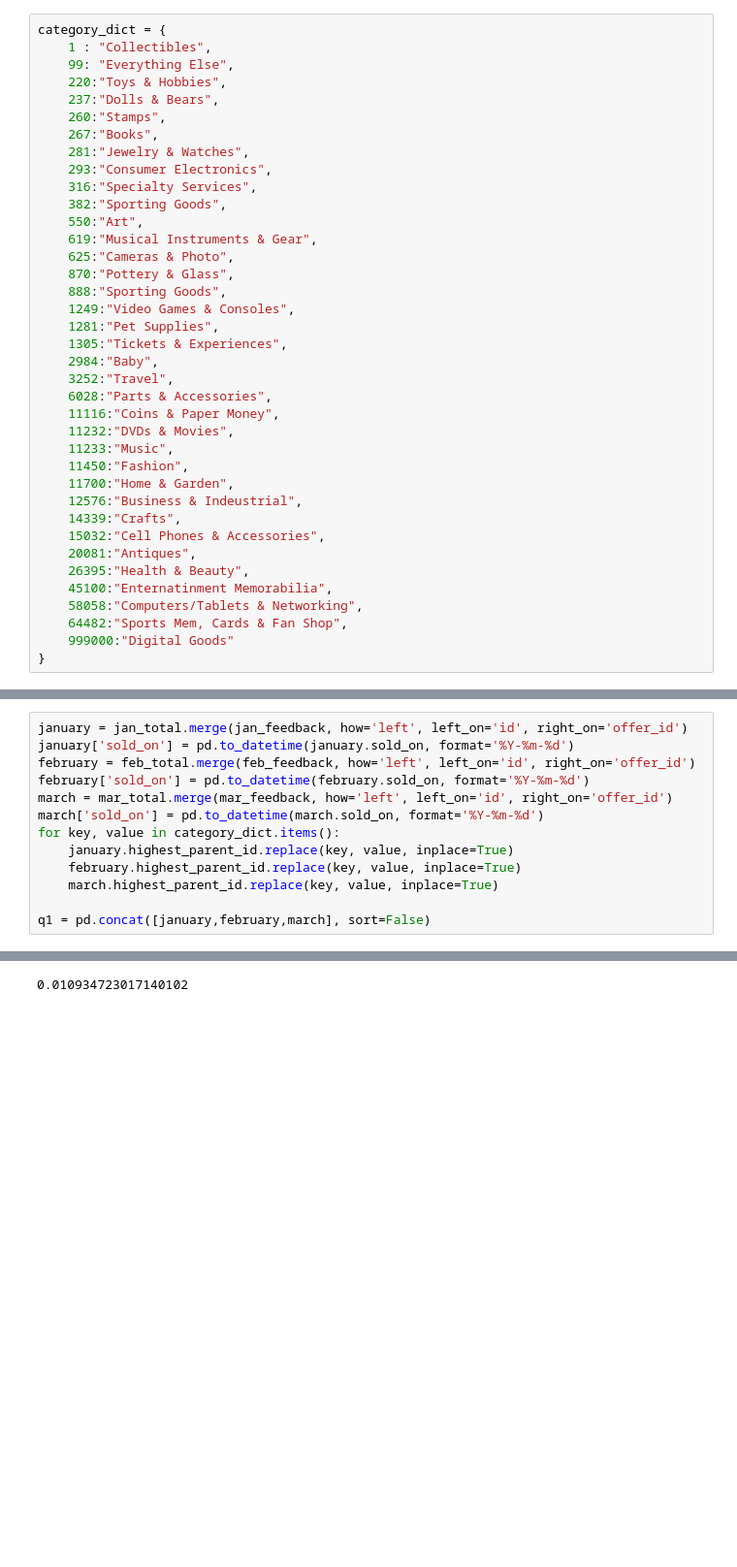
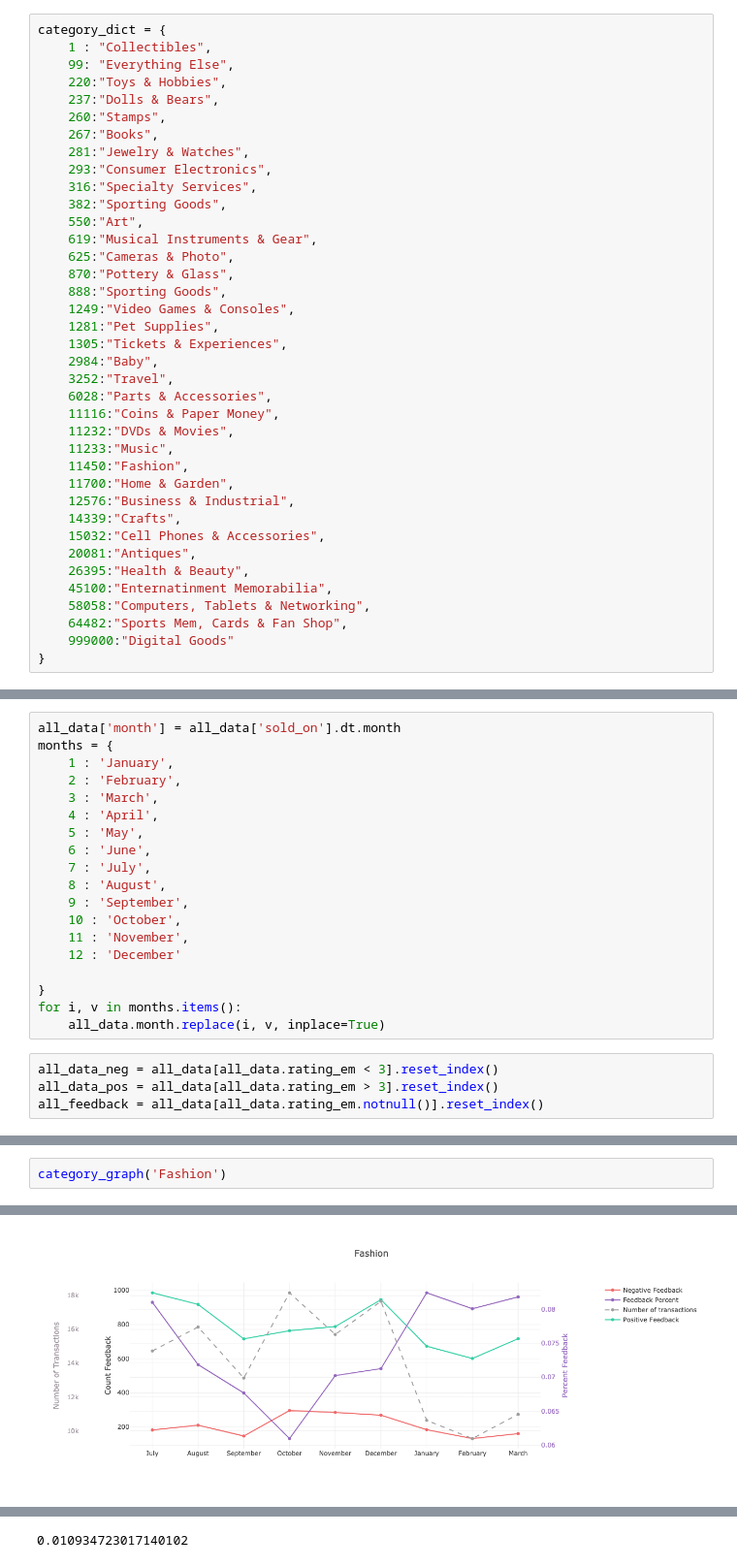
Before and after one commit to bonanzakevin/data_analysis, a Jupyter notebook: notebooks/buyer_feedback.ipynb, the cells around one changed output, grey strips where cells are left out. Shown at 97% size. Cells and saved outputs as stored; diff of their text form; blank space fills up the shorter version.

Commit message:
buyer feedback analysis

```diff
--- a/notebooks/buyer_feedback.ipynb
+++ b/notebooks/buyer_feedback.ipynb
@@ -34,13 +38,13 @@ category_dict = {
     11233:"Music",
     11450:"Fashion",
     11700:"Home & Garden",
-    12576:"Business & Indeustrial",
+    12576:"Business & Industrial",
     14339:"Crafts",
     15032:"Cell Phones & Accessories",
     20081:"Antiques",
     26395:"Health & Beauty",
     45100:"Enternatinment Memorabilia",
-    58058:"Computers/Tablets & Networking",
+    58058:"Computers, Tablets & Networking",
     64482:"Sports Mem, Cards & Fan Shop",
     999000:"Digital Goods"
 }
@@ -51,16 +67,3 @@ feb_total = pd.read_csv("../csv/Apr 19/feb_total_offers.csv")
 feb_feedback = pd.read_csv("../csv/Apr 19/feb_total_feedbacks.csv")
 mar_total = pd.read_csv("../csv/Apr 19/mar_total_offers.csv")
 mar_feedback = pd.read_csv("../csv/Apr 19/mar_total_feedbacks.csv")
-# %%
-january = jan_total.merge(jan_feedback, how='left', left_on='id', right_on='offer_id')
-january['sold_on'] = pd.to_datetime(january.sold_on, format='%Y-%m-%d')
-february = feb_total.merge(feb_feedback, how='left', left_on='id', right_on='offer_id')
-february['sold_on'] = pd.to_datetime(february.sold_on, format='%Y-%m-%d')
-march = mar_total.merge(mar_feedback, how='left', left_on='id', right_on='offer_id')
-march['sold_on'] = pd.to_datetime(march.sold_on, format='%Y-%m-%d')
-for key, value in category_dict.items():
-    january.highest_parent_id.replace(key, value, inplace=True)
-    february.highest_parent_id.replace(key, value, inplace=True)
-    march.highest_parent_id.replace(key, value, inplace=True)
-
-q1 = pd.concat([january,february,march], sort=False)
@@ -77,0 +104,23 @@ dtype: object
+# %%
+all_data['month'] = all_data['sold_on'].dt.month
+months = {
+    1 : 'January',
+    2 : 'February',
+    3 : 'March',
+    4 : 'April',
+    5 : 'May',
+    6 : 'June',
+    7 : 'July',
+    8 : 'August',
+    9 : 'September',
+    10 : 'October',
+    11 : 'November',
+    12 : 'December'
+
+}
+for i, v in months.items():
+    all_data.month.replace(i, v, inplace=True)
+# %%
+all_data_neg = all_data[all_data.rating_em < 3].reset_index()
+all_data_pos = all_data[all_data.rating_em > 3].reset_index()
+all_feedback = all_data[all_data.rating_em.notnull()].reset_index()
@@ -77,0 +260,3 @@ dtype: object
+# %%
+category_graph('Fashion')
+# %% [output]
@@ -77,0 +265 @@ dtype: object
+[figure, added]
```
Also changed, not shown: parts of 23 cells of this notebook, 4 other files.
